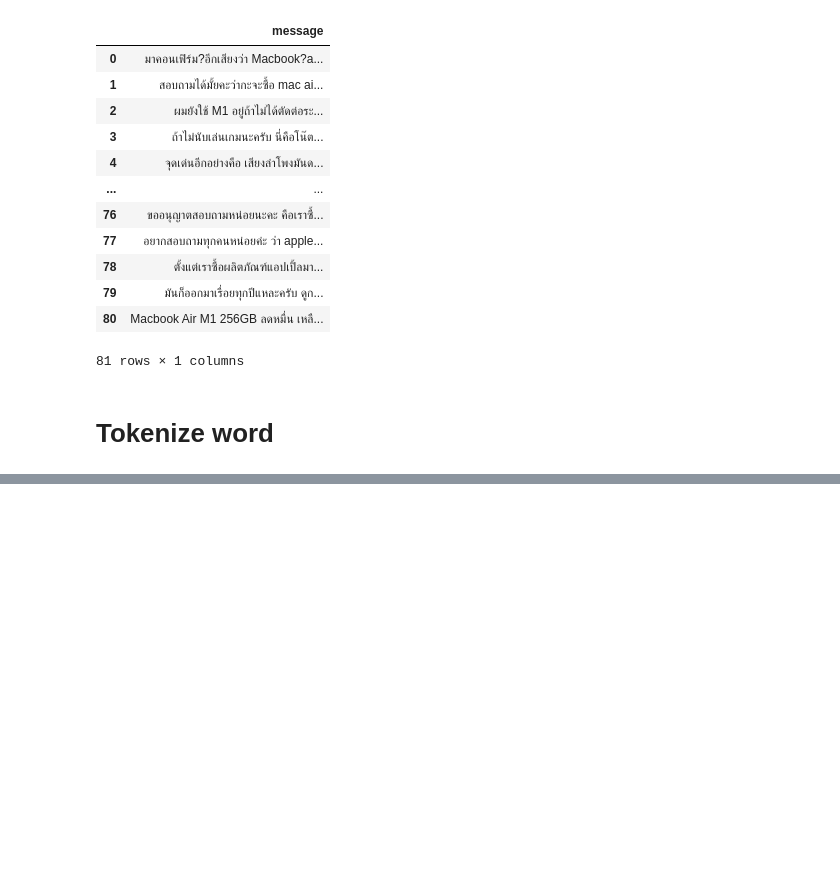
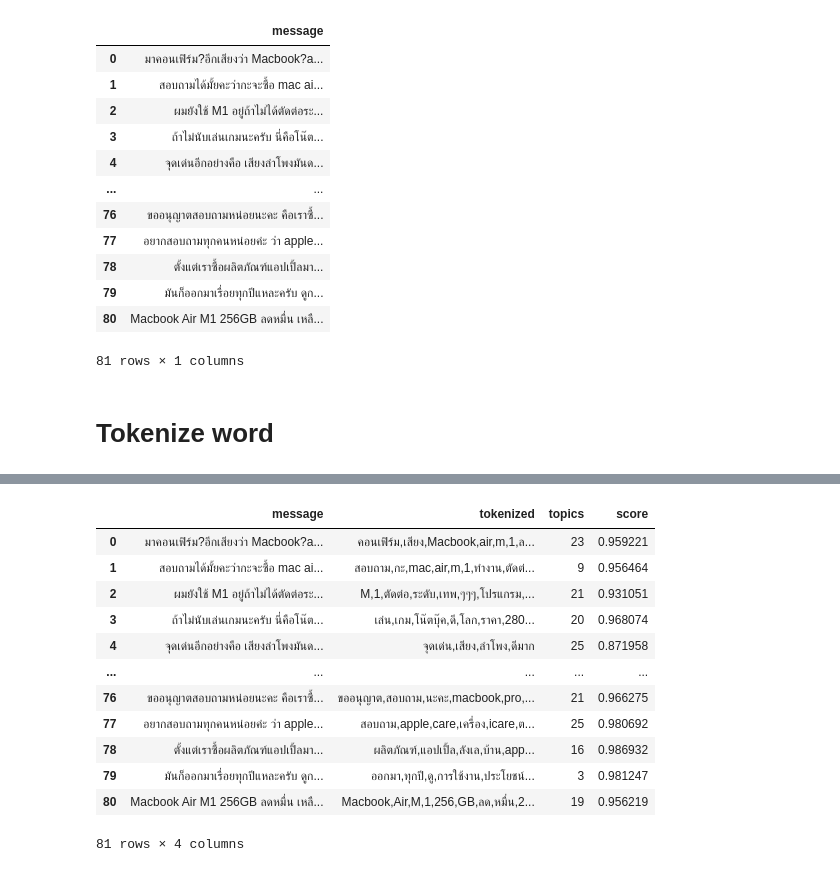
Before and after one commit to HikariJadeEmpire/AdvancedAnalytics-MADT8101, a Jupyter notebook: Section05/voc_analytics.ipynb, the cells around one changed output, grey strips where cells are left out. Saved outputs shown, nothing was run; the diff lists cells and outputs as text; code cells hidden in the pictures; blank space fills up the shorter version.

```diff
--- a/Section05/voc_analytics.ipynb
+++ b/Section05/voc_analytics.ipynb
@@ -57,0 +82,7 @@ def tokenize_n_space(sentence):
+# %%
+doc = df['tokenized'].to_list()
+texts = [ [i for i in dc.split(',')] for dc in doc ]
+
+dictionary = gensim.corpora.Dictionary(texts)
+
+print(dictionary.token2id.keys())
@@ -57,0 +91,5 @@ def tokenize_n_space(sentence):
+# %%
+gensim_corpus = [ dictionary.doc2bow(tx, allow_update = True) for tx in texts ]
+word_frq = [ [ (dictionary[ides], frq) for ides, frq in coup ] for coup in gensim_corpus ]
+
+word_frq
@@ -57,0 +116,14 @@ def tokenize_n_space(sentence):
+# %%
+num_topic = 30
+chunksize = 4000 # size of the doc looked at every pass
+passes = 20 # number of passes through documents
+iterations = 50
+eval_number = 1 # more number, more compute time spending
+
+# Make index to word dictionary
+temp = dictionary[0]
+id2word = dictionary.id2token
+
+%time
+model = gensim.models.LdaModel( corpus=gensim_corpus, id2word=id2word, chunksize=chunksize, alpha='auto', eta='auto'
+                               , iterations=iterations, num_topics=num_topic, passes=passes, eval_every=eval_number )
@@ -57,0 +165,19 @@ def tokenize_n_space(sentence):
+# %%
+df['topics'] = df['tokenized'].apply(lambda x: model.get_document_topics(dictionary.doc2bow(x.split(',')))[0][0])
+df['score'] = df['tokenized'].apply(lambda x: model.get_document_topics(dictionary.doc2bow(x.split(',')))[0][1])
+# %%
+df
+# %% [output]
+|  | message | tokenized | topics | score |
+| 0 | มาคอนเฟิร์ม?อีกเสียงว่า Macbook?a... | คอนเฟิร์ม,เสียง,Macbook,air,m,1,ล... | 23 | 0.959221 |
+| 1 | สอบถามได้มั้ยคะว่ากะจะซื้อ mac ai... | สอบถาม,กะ,mac,air,m,1,ทำงาน,ตัดต่... | 9 | 0.956464 |
+| 2 | ผมยังใช้ M1 อยู่ถ้าไม่ได้ตัดต่อระ... | M,1,ตัดต่อ,ระดับ,เทพ,ๆๆๆ,โปรแกรม,... | 21 | 0.931051 |
+| 3 | ถ้าไม่นับเล่นเกมนะครับ นี่คือโน๊ต... | เล่น,เกม,โน๊ตบุ๊ค,ดี,โลก,ราคา,280... | 20 | 0.968074 |
+| 4 | จุดเด่นอีกอย่างคือ เสียงลำโพงมันด... | จุดเด่น,เสียง,ลำโพง,ดีมาก | 25 | 0.871958 |
+| ... | ... | ... | ... | ... |
+| 76 | ขออนุญาตสอบถามหน่อยนะคะ คือเราซื้... | ขออนุญาต,สอบถาม,นะคะ,macbook,pro,... | 21 | 0.966275 |
+| 77 | อยากสอบถามทุกคนหน่อยค่ะ ว่า apple... | สอบถาม,apple,care,เครื่อง,icare,ต... | 25 | 0.980692 |
+| 78 | ตั้งแต่เราซื้อผลิตภัณฑ์แอปเปิ้ลมา... | ผลิตภัณฑ์,แอปเปิ้ล,ลังเล,บ้าน,app... | 16 | 0.986932 |
+| 79 | มันก็ออกมาเรื่อยทุกปีแหละครับ ดูก... | ออกมา,ทุกปี,ดู,การใช้งาน,ประโยชน์... | 3 | 0.981247 |
+| 80 | Macbook Air M1 256GB ลดหมื่น เหลื... | Macbook,Air,M,1,256,GB,ลด,หมื่น,2... | 19 | 0.956219 |
+81 rows × 4 columns
```
Also changed, not shown: parts of 10 cells of this notebook.
